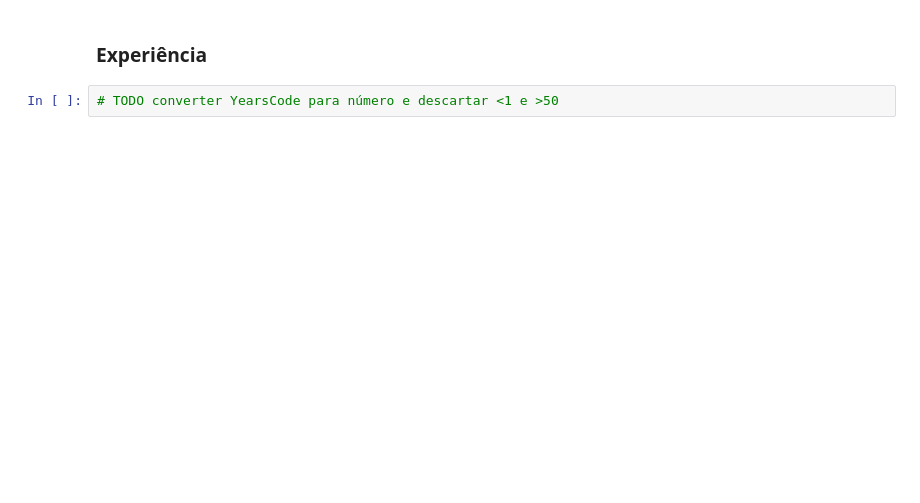
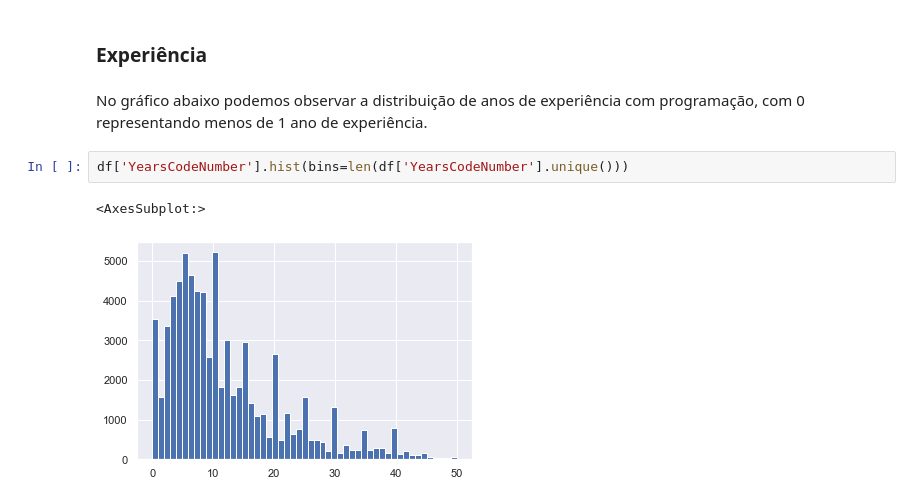
Before and after one commit to mihmilicio/data-science, a Jupyter notebook: visualizacao.ipynb, the cells around one changed output. Saved outputs shown, nothing was run; the diff lists cells and outputs as text; blank space fills up the shorter version.

Commit message:
finaliza visualização da primeira seção

```diff
--- a/visualizacao.ipynb
+++ b/visualizacao.ipynb
@@ -177,4 +177,9 @@ sns.barplot(data=dfg_learncode, x="count", y="category", orient="h")
 # %% [markdown]
 ### Experiência
-# %%
-# TODO converter YearsCode para número e descartar <1 e >50
+# %% [markdown]
+No gráfico abaixo podemos observar a distribuição de anos de experiência com programação, com 0 representando menos de 1 ano de experiência.
+# %%
+df['YearsCodeNumber'].hist(bins=len(df['YearsCodeNumber'].unique()))
+# %% [output]
+<AxesSubplot:>
+[figure, added]
```
Also changed, not shown: parts of 14 cells of this notebook, 2 other files.
